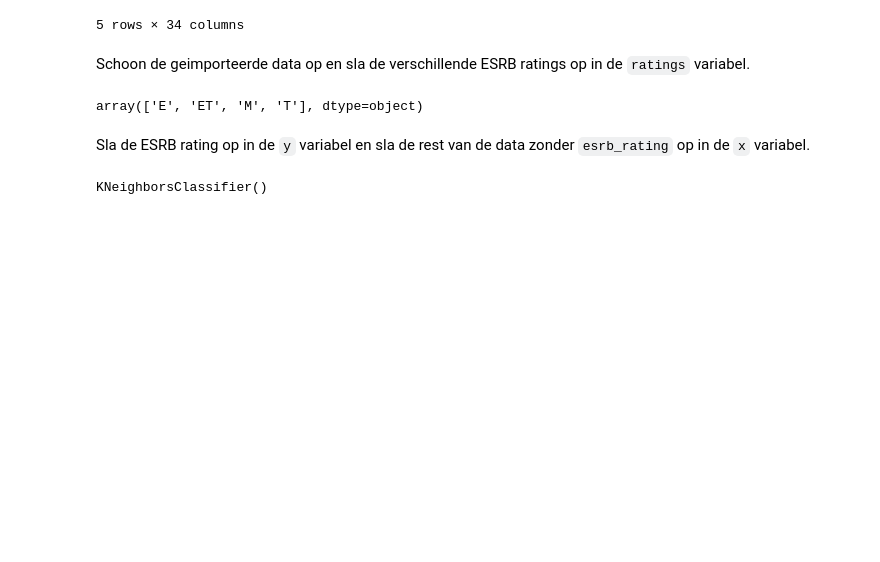
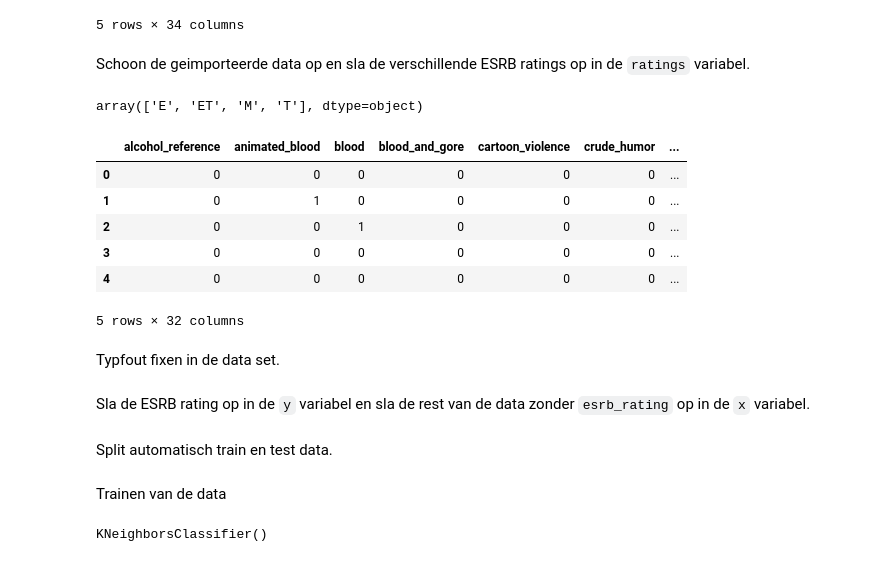
Before and after one commit to RemcoDewlde/introduction_to_machine-learning_windesheim, a Jupyter notebook: k-nearest_neighbors/k-nearest_neighbors.ipynb, the cells around one changed output. Drawn from its saved outputs; the diff is of its cells as text; code cells hidden in the pictures; blank space fills up the shorter version.

```diff
--- a/k-nearest_neighbors/k-nearest_neighbors.ipynb
+++ b/k-nearest_neighbors/k-nearest_neighbors.ipynb
@@ -30,3 +33,16 @@ ratings = df['esrb_rating'].unique()
 ratings
 # %% [output]
 array(['E', 'ET', 'M', 'T'], dtype=object)
+# %%
+# Drop the console column
+df.drop(['console'], inplace=True, axis=1)
+# %% [output]
+|  | alcohol_reference | animated_blood | blood | blood_and_gore | cartoon_violence | crude_humor | ... |
+| 0 | 0 | 0 | 0 | 0 | 0 | 0 | ... |
+| 1 | 0 | 1 | 0 | 0 | 0 | 0 | ... |
+| 2 | 0 | 0 | 1 | 0 | 0 | 0 | ... |
+| 3 | 0 | 0 | 0 | 0 | 0 | 0 | ... |
+| 4 | 0 | 0 | 0 | 0 | 0 | 0 | ... |
+5 rows × 32 columns
+# %% [markdown]
+Typfout fixen in de data set.
@@ -35,9 +53,13 @@ Sla de ESRB rating op in de `y` variabel en sla de rest van de data zonder `esrb
 # %%
 y = df['esrb_rating']
 X = df.drop(['esrb_rating'], axis = 1)
+# %% [markdown]
+Split automatisch train en test data.
 # %%
 SEED = 42
 X_train, X_test, y_train, y_test = train_test_split(X, y, test_size=0.25, random_state=SEED)
+# %% [markdown]
+Trainen van de data
 # %%
 scaler = StandardScaler()
 scaler.fit(X_train)
```
Also changed, not shown: parts of 7 cells of this notebook.
